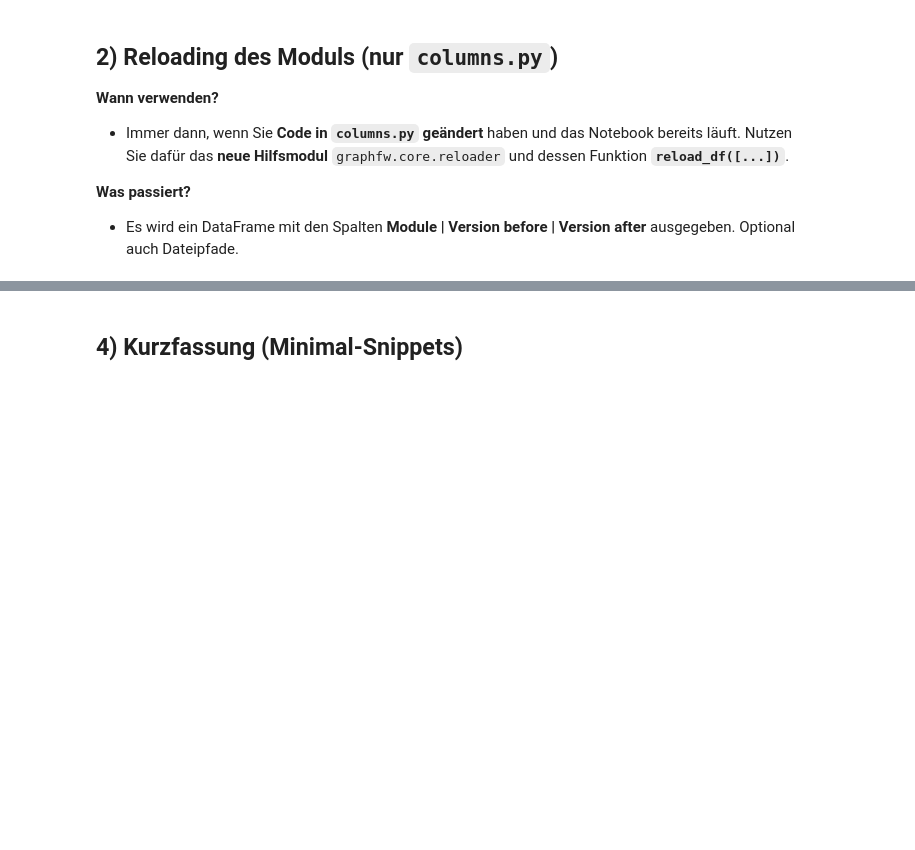
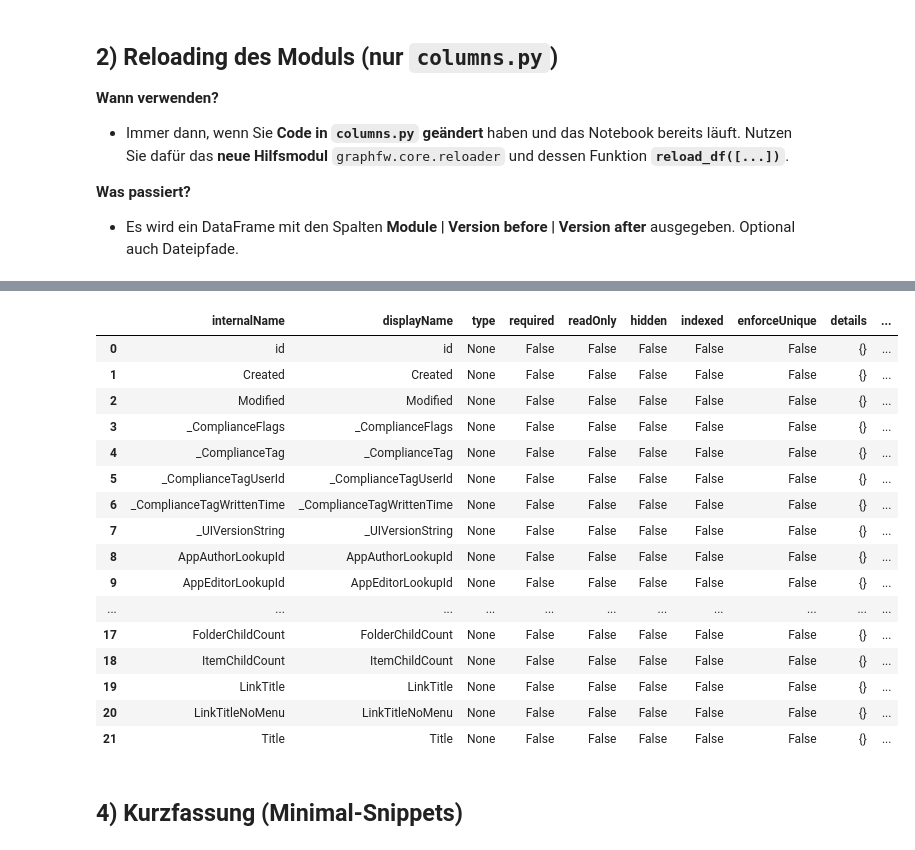
Before and after one commit to ErhardRainer/GRAPH_API, a Jupyter notebook: notebooks/102_sharepoint_lists_columns.ipynb, the cells around one changed output, grey strips where cells are left out. Saved outputs shown, nothing was run; the diff lists cells and outputs as text; code cells hidden in the pictures; blank space fills up the shorter version.

```diff
--- a/notebooks/102_sharepoint_lists_columns.ipynb
+++ b/notebooks/102_sharepoint_lists_columns.ipynb
@@ -85,2 +739,22 @@ from graphfw.domains.sharepoint.lists import columns
+# %%
+df
+# %% [output]
+|  | internalName | displayName | type | required | readOnly | hidden | indexed | enforceUnique | details | ... |
+| 0 | id | id | None | False | False | False | False | False | {} | ... |
+| 1 | Created | Created | None | False | False | False | False | False | {} | ... |
+| 2 | Modified | Modified | None | False | False | False | False | False | {} | ... |
+| 3 | _ComplianceFlags | _ComplianceFlags | None | False | False | False | False | False | {} | ... |
+| 4 | _ComplianceTag | _ComplianceTag | None | False | False | False | False | False | {} | ... |
+| 5 | _ComplianceTagUserId | _ComplianceTagUserId | None | False | False | False | False | False | {} | ... |
+| 6 | _ComplianceTagWrittenTime | _ComplianceTagWrittenTime | None | False | False | False | False | False | {} | ... |
+| 7 | _UIVersionString | _UIVersionString | None | False | False | False | False | False | {} | ... |
+| 8 | AppAuthorLookupId | AppAuthorLookupId | None | False | False | False | False | False | {} | ... |
+| 9 | AppEditorLookupId | AppEditorLookupId | None | False | False | False | False | False | {} | ... |
+| ... | ... | ... | ... | ... | ... | ... | ... | ... | ... | ... |
+| 17 | FolderChildCount | FolderChildCount | None | False | False | False | False | False | {} | ... |
+| 18 | ItemChildCount | ItemChildCount | None | False | False | False | False | False | {} | ... |
+| 19 | LinkTitle | LinkTitle | None | False | False | False | False | False | {} | ... |
+| 20 | LinkTitleNoMenu | LinkTitleNoMenu | None | False | False | False | False | False | {} | ... |
+| 21 | Title | Title | None | False | False | False | False | False | {} | ... |
 # %% [markdown]
 ## 4) Kurzfassung (Minimal‑Snippets)
```
Also changed, not shown: parts of 27 cells of this notebook, 1 other file.
